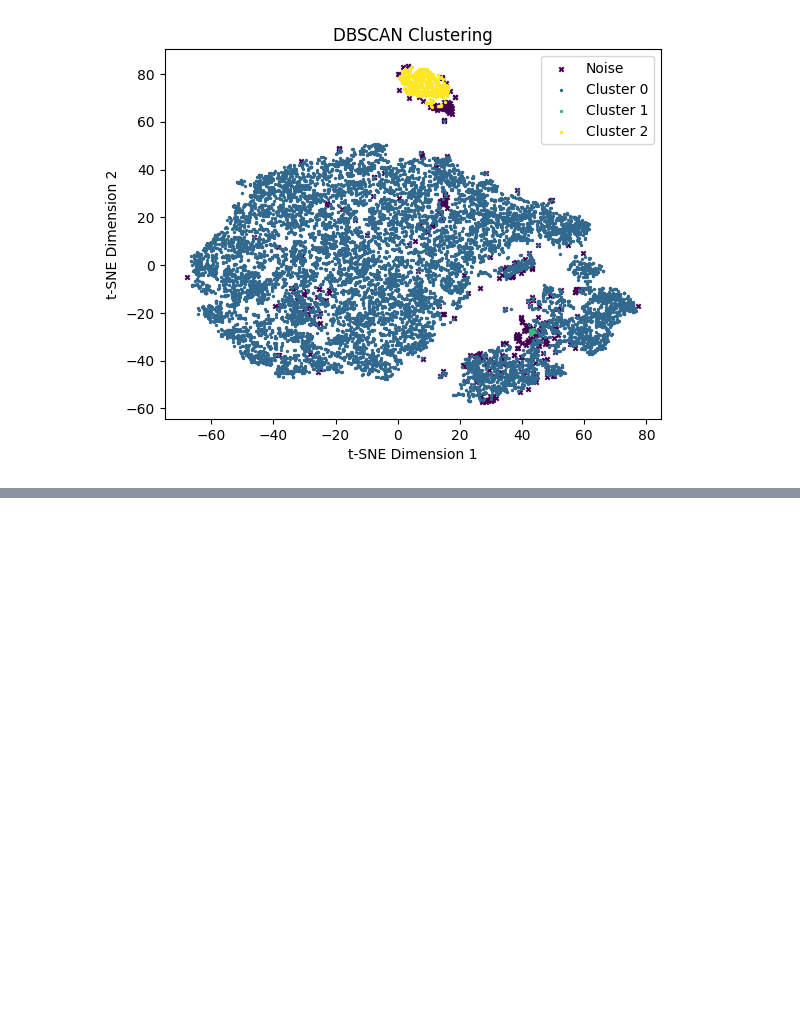
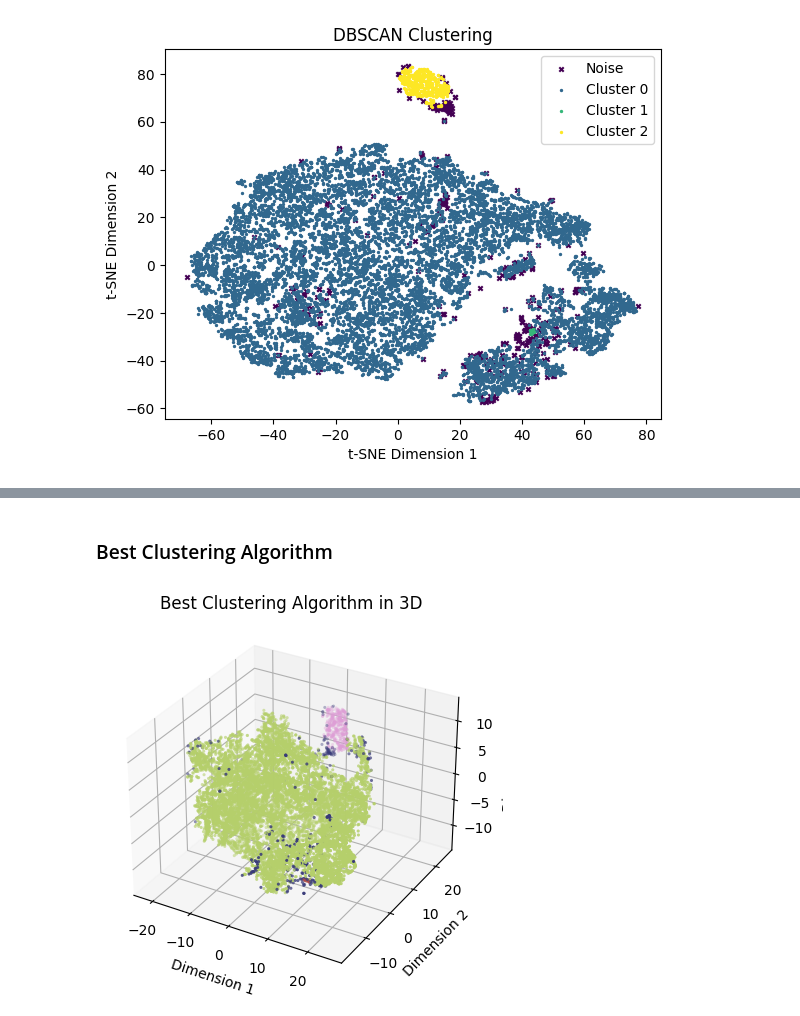
Before and after one commit to fmi08icds/Groupwork, a Jupyter notebook: Group4/notebooks/Visualization.ipynb, the cells around one changed output, grey strips where cells are left out. Cells and saved outputs as stored; diff of their text form; code cells hidden in the pictures; blank space fills up the shorter version.

```diff
--- a/Group4/notebooks/Visualization.ipynb
+++ b/Group4/notebooks/Visualization.ipynb
@@ -117,0 +143,19 @@ plt.show()
+# %% [markdown]
+### Best Clustering Algorithm
+# %%
+# Create a 3D scatter plot
+fig = plt.figure()
+ax = fig.add_subplot(111, projection='3d')
+
+# Plot t-SNE
+ax.scatter(X_tsne[:, 0], X_tsne[:, 1],X_tsne[:,2], c=labels, cmap=colors, s=5, edgecolor='none')
+
+# Add labels or additional customizations as needed
+ax.set_xlabel('Dimension 1')
+ax.set_ylabel('Dimension 2')
+ax.set_zlabel('Dimension 3')
+ax.set_title('Best Clustering Algorithm in 3D')
+
+plt.show()
+# %% [output]
+[figure, added]
```
Also changed, not shown: parts of 13 cells of this notebook.
